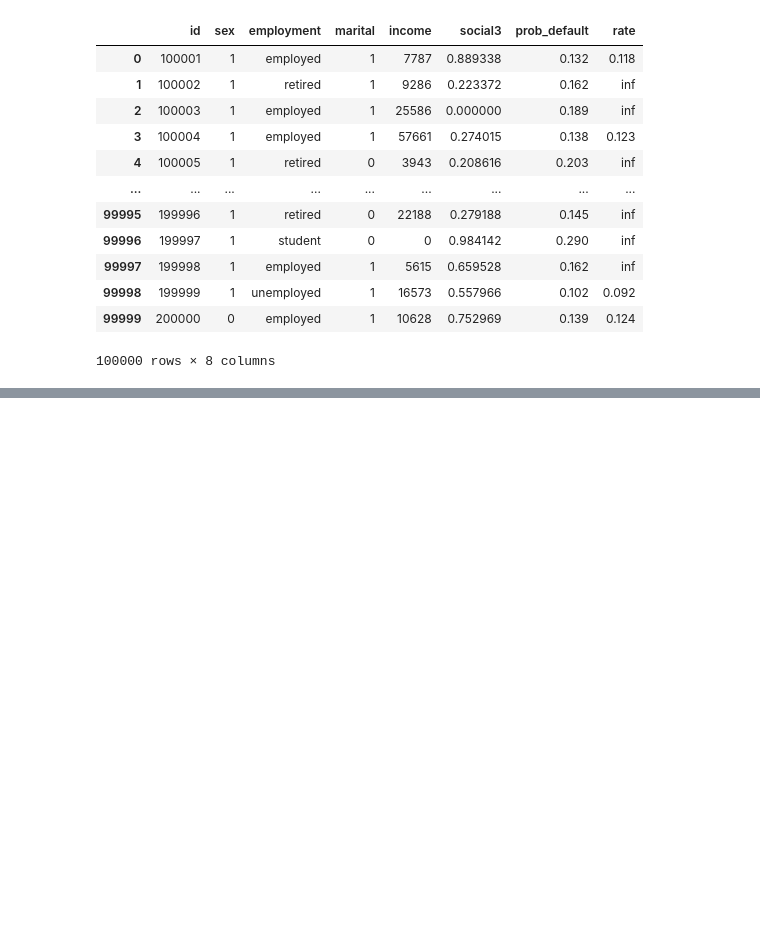
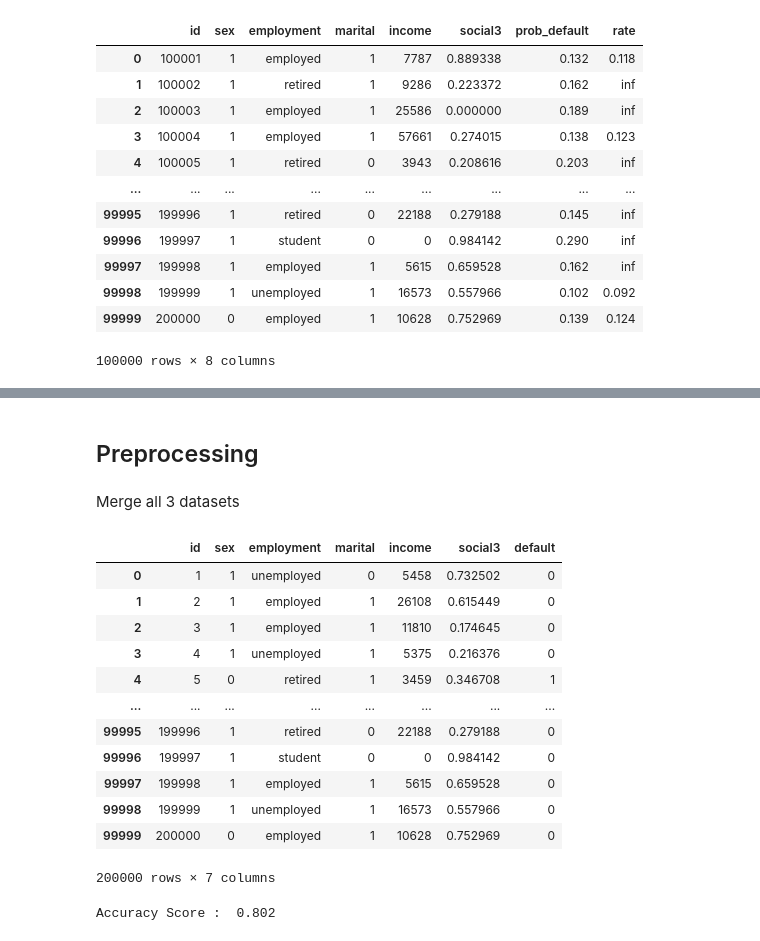
Before and after one commit to r-jaylet/advanced_fin, a Jupyter notebook: Fin.ipynb, the cells around one changed output, grey strips where cells are left out. Drawn from its saved outputs; the diff is of its cells as text; code cells hidden in the pictures; blank space fills up the shorter version.

```diff
--- a/Fin.ipynb
+++ b/Fin.ipynb
@@ -293,0 +379,29 @@ upload.to_csv('pred_Stage1_Lender3.csv',index=False)
+# %% [markdown]
+## Preprocessing
+# %% [markdown]
+Merge all 3 datasets
+# %%
+df_stage1_past = pd.read_csv('PastLoans.csv')
+df_stage1 = pd.read_csv('LoanApplications_Stage1_Lender3.csv')
+df_stage1_results = pd.read_csv('Result_Stage1_34.csv')
+# %%
+df_stage1['default'] = df_stage1_results['default']
+# %%
+df_stage1_past = df_stage1_past.drop(['social1', 'social2'], axis=1)
+# %%
+data = pd.concat([df_stage1_past, df_stage1], axis=0)
+data
+# %% [output]
+|  | id | sex | employment | marital | income | social3 | default |
+| 0 | 1 | 1 | unemployed | 0 | 5458 | 0.732502 | 0 |
+| 1 | 2 | 1 | employed | 1 | 26108 | 0.615449 | 0 |
+| 2 | 3 | 1 | employed | 1 | 11810 | 0.174645 | 0 |
+| 3 | 4 | 1 | unemployed | 1 | 5375 | 0.216376 | 0 |
+| 4 | 5 | 0 | retired | 1 | 3459 | 0.346708 | 1 |
+| ... | ... | ... | ... | ... | ... | ... | ... |
+| 99995 | 199996 | 1 | retired | 0 | 22188 | 0.279188 | 0 |
+| 99996 | 199997 | 1 | student | 0 | 0 | 0.984142 | 0 |
+| 99997 | 199998 | 1 | employed | 1 | 5615 | 0.659528 | 0 |
+| 99998 | 199999 | 1 | unemployed | 1 | 16573 | 0.557966 | 0 |
+| 99999 | 200000 | 0 | employed | 1 | 10628 | 0.752969 | 0 |
+200000 rows × 7 columns
@@ -293,0 +416,11 @@ upload.to_csv('pred_Stage1_Lender3.csv',index=False)
+# %%
+X_train, X_test, y_train, y_test = train_test_split(X, y, test_size=0.3, random_state=10)
+
+model = LogisticRegression()
+model.fit(X_train, y_train)
+
+y_pred = model.predict(X_test)
+
+print('Accuracy Score : ', round(accuracy_score(y_pred,y_test),3))
+# %% [output]
+Accuracy Score :  0.802
```
Also changed, not shown: parts of 28 cells of this notebook, 5 other files.
